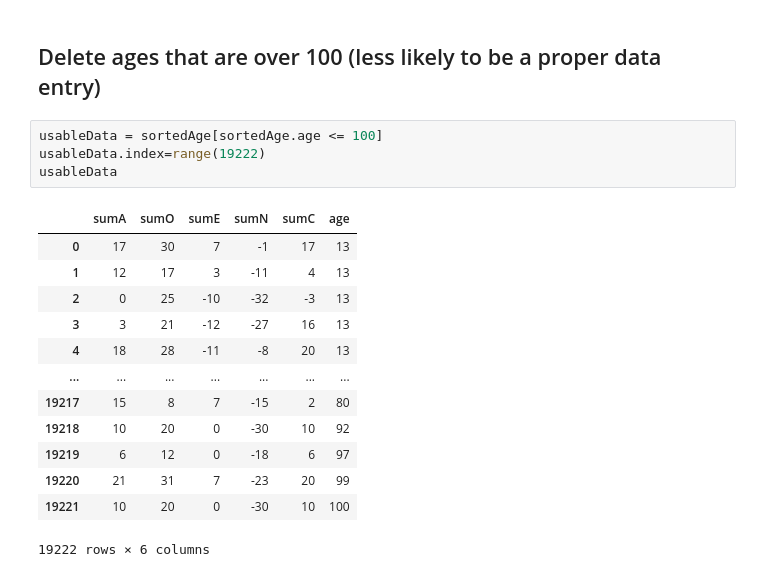
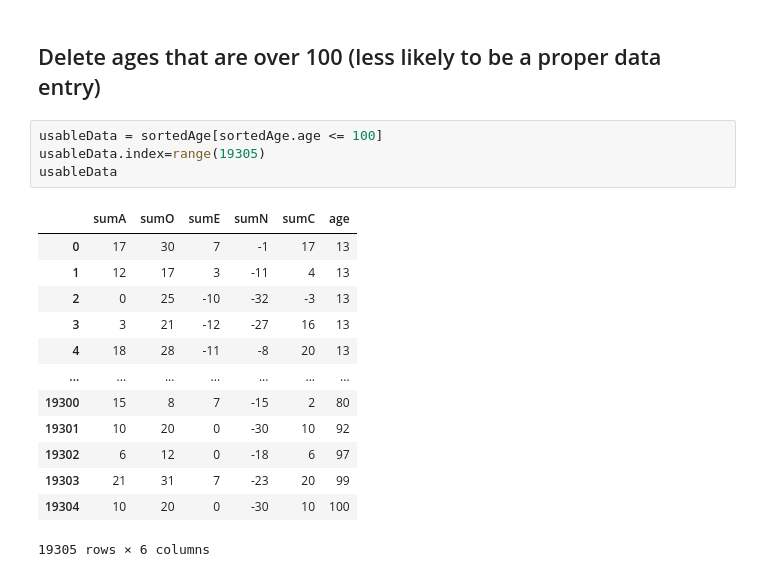
Before and after one commit to ubco-W2022T1-cosc301/project-group23, a Jupyter notebook: notebooks/analysis1.ipynb, the cells around one changed output. Saved outputs shown, nothing was run; the diff lists cells and outputs as text.

Commit message:
more age data analysis

```diff
--- a/notebooks/analysis1.ipynb
+++ b/notebooks/analysis1.ipynb
@@ -530,19 +530,19 @@ sortedAge
 ## Delete ages that are over 100 (less likely to be a proper data entry)
 # %%
 usableData = sortedAge[sortedAge.age <= 100]
-usableData.index=range(19222)
+usableData.index=range(19305)
 usableData
 # %% [output]
 |  | sumA | sumO | sumE | sumN | sumC | age |
 | 0 | 17 | 30 | 7 | -1 | 17 | 13 |
 | 1 | 12 | 17 | 3 | -11 | 4 | 13 |
 | 2 | 0 | 25 | -10 | -32 | -3 | 13 |
 | 3 | 3 | 21 | -12 | -27 | 16 | 13 |
 | 4 | 18 | 28 | -11 | -8 | 20 | 13 |
 | ... | ... | ... | ... | ... | ... | ... |
-| 19217 | 15 | 8 | 7 | -15 | 2 | 80 |
-| 19218 | 10 | 20 | 0 | -30 | 10 | 92 |
-| 19219 | 6 | 12 | 0 | -18 | 6 | 97 |
-| 19220 | 21 | 31 | 7 | -23 | 20 | 99 |
-| 19221 | 10 | 20 | 0 | -30 | 10 | 100 |
+| 19300 | 15 | 8 | 7 | -15 | 2 | 80 |
+| 19301 | 10 | 20 | 0 | -30 | 10 | 92 |
+| 19302 | 6 | 12 | 0 | -18 | 6 | 97 |
+| 19303 | 21 | 31 | 7 | -23 | 20 | 99 |
+| 19304 | 10 | 20 | 0 | -30 | 10 | 100 |
-19222 rows × 6 columns
+19305 rows × 6 columns
```
Also changed, not shown: parts of 9 cells of this notebook.
